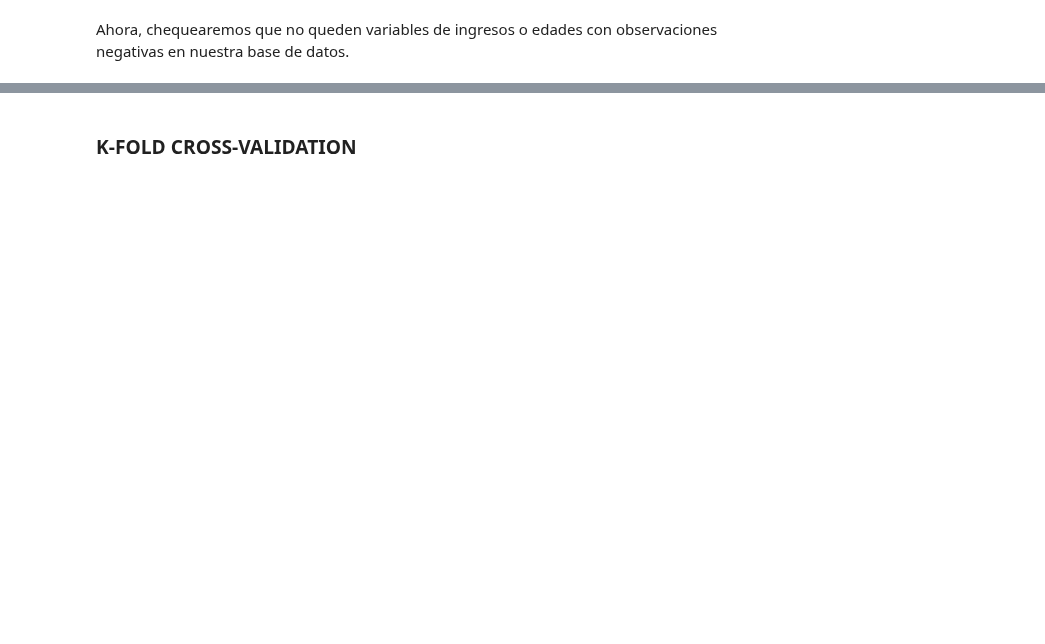
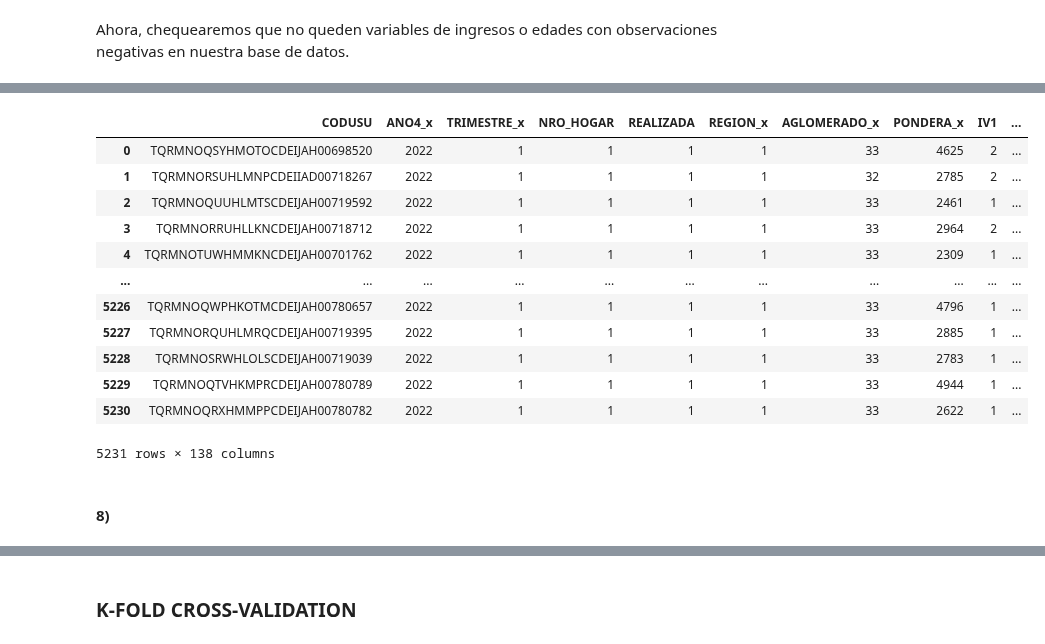
Before and after one commit to hpilar/TrabajosPracticos-Grupo4, a Jupyter notebook: TP3/TP3.ipynb, the cells around one changed output, grey strips where cells are left out. Cells and saved outputs as stored; diff of their text form; code cells hidden in the pictures; blank space fills up the shorter version.

```diff
--- a/TP3/TP3.ipynb
+++ b/TP3/TP3.ipynb
@@ -231,0 +253,18 @@ print(f_filtrada[f_filtrada["CH06"] < 0])
+# %%
+#Eliminamos las observaciones con edades negativas.
+f_filtrada = f_filtrada[f_filtrada.CH06>=0]
+
+#Eliminamos las observaciones con ingreso negativo.
+f_filtrada = f_filtrada[f_filtrada.P21>=0]
+
+#Eliminamos las observaciones con ingreso negativo.
+f_filtrada = f_filtrada[f_filtrada.P47T>=0]
+
+#Chequeamos que al imprimir el dataframe seleccionando edades negativas devuelva un dataframe vacío.
+print(f_filtrada[f_filtrada["CH06"] < 0])
+
+#Chequeamos que al imprimir el dataframe seleccionando ingresos negativos devuelva un dataframe vacío.
+print(f_filtrada[f_filtrada["P21"] < 0])
+
+#Chequeamos que al imprimir el dataframe seleccionando ingresos negativos devuelva un dataframe vacío.
+print(f_filtrada[f_filtrada["P47T"] < 0])
@@ -350,0 +524,29 @@ df_ba_limpio
+# %%
+#Chequeamos que se hayan asignado correctamente los id
+f_filtrada[["CH04","CH06","id"]]
+# Unimos la tabla original con la tabla de equivalencias calóricas, a partir de los id generados
+df_ba_unido = pd.merge(f_filtrada, tabla_adulto_total, on="id")
+df_ba_unido
+# Renombramos la variable de adulto_equiv
+df_ba_unido.rename({'Valor':'adulto_equiv'}, axis=1, inplace = True)
+df_ba_unido
+# Sumamos los valores calóricos por hogar y lo asignamos como una nueva variable a cada individuo
+
+df_ba_unido["ad_equiv_hogar"] = df_ba_unido.groupby(["CODUSU", "NRO_HOGAR"])["adulto_equiv"].transform('sum')
+df_ba_unido
+# %% [output]
+|  | CODUSU | ANO4_x | TRIMESTRE_x | NRO_HOGAR | REALIZADA | REGION_x | AGLOMERADO_x | PONDERA_x | IV1 | ... |
+| 0 | TQRMNOQSYHMOTOCDEIJAH00698520 | 2022 | 1 | 1 | 1 | 1 | 33 | 4625 | 2 | ... |
+| 1 | TQRMNORSUHLMNPCDEIIAD00718267 | 2022 | 1 | 1 | 1 | 1 | 32 | 2785 | 2 | ... |
+| 2 | TQRMNOQUUHLMTSCDEIJAH00719592 | 2022 | 1 | 1 | 1 | 1 | 33 | 2461 | 1 | ... |
+| 3 | TQRMNORRUHLLKNCDEIJAH00718712 | 2022 | 1 | 1 | 1 | 1 | 33 | 2964 | 2 | ... |
+| 4 | TQRMNOTUWHMMKNCDEIJAH00701762 | 2022 | 1 | 1 | 1 | 1 | 33 | 2309 | 1 | ... |
+| ... | ... | ... | ... | ... | ... | ... | ... | ... | ... | ... |
+| 5226 | TQRMNOQWPHKOTMCDEIJAH00780657 | 2022 | 1 | 1 | 1 | 1 | 33 | 4796 | 1 | ... |
+| 5227 | TQRMNORQUHLMRQCDEIJAH00719395 | 2022 | 1 | 1 | 1 | 1 | 33 | 2885 | 1 | ... |
+| 5228 | TQRMNOSRWHLOLSCDEIJAH00719039 | 2022 | 1 | 1 | 1 | 1 | 33 | 2783 | 1 | ... |
+| 5229 | TQRMNOQTVHKMPRCDEIJAH00780789 | 2022 | 1 | 1 | 1 | 1 | 33 | 4944 | 1 | ... |
+| 5230 | TQRMNOQRXHMMPPCDEIJAH00780782 | 2022 | 1 | 1 | 1 | 1 | 33 | 2622 | 1 | ... |
+5231 rows × 138 columns
+# %% [markdown]
+#### 8)
```
Also changed, not shown: parts of 21 cells of this notebook.
